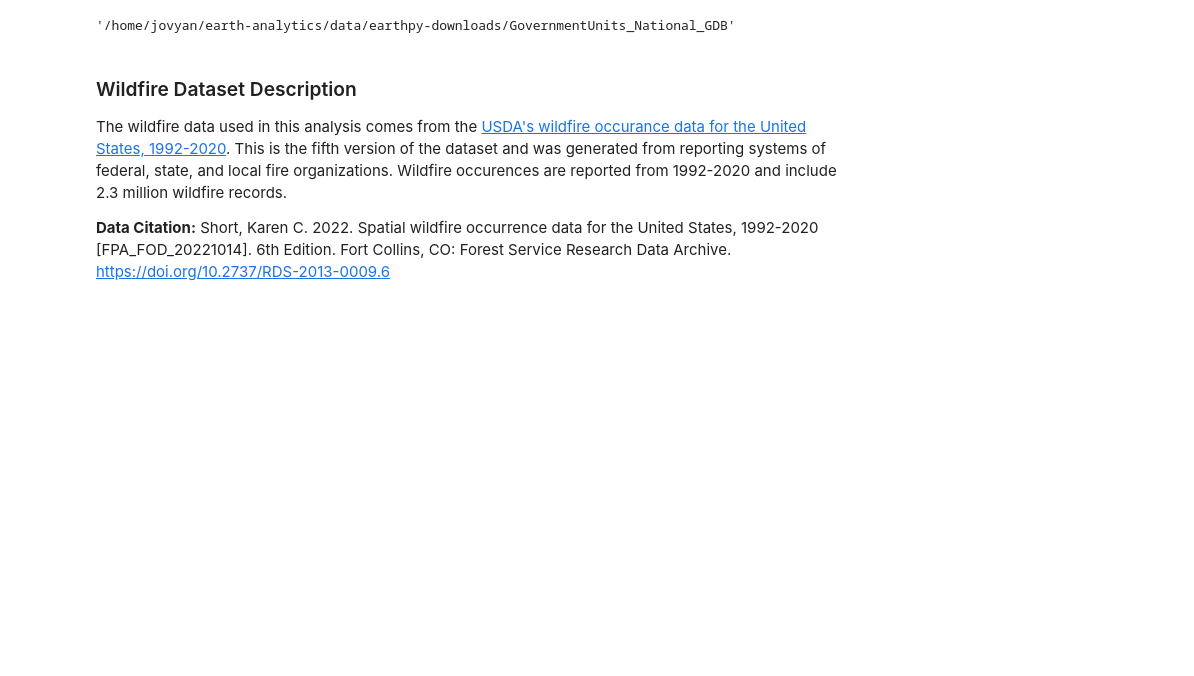
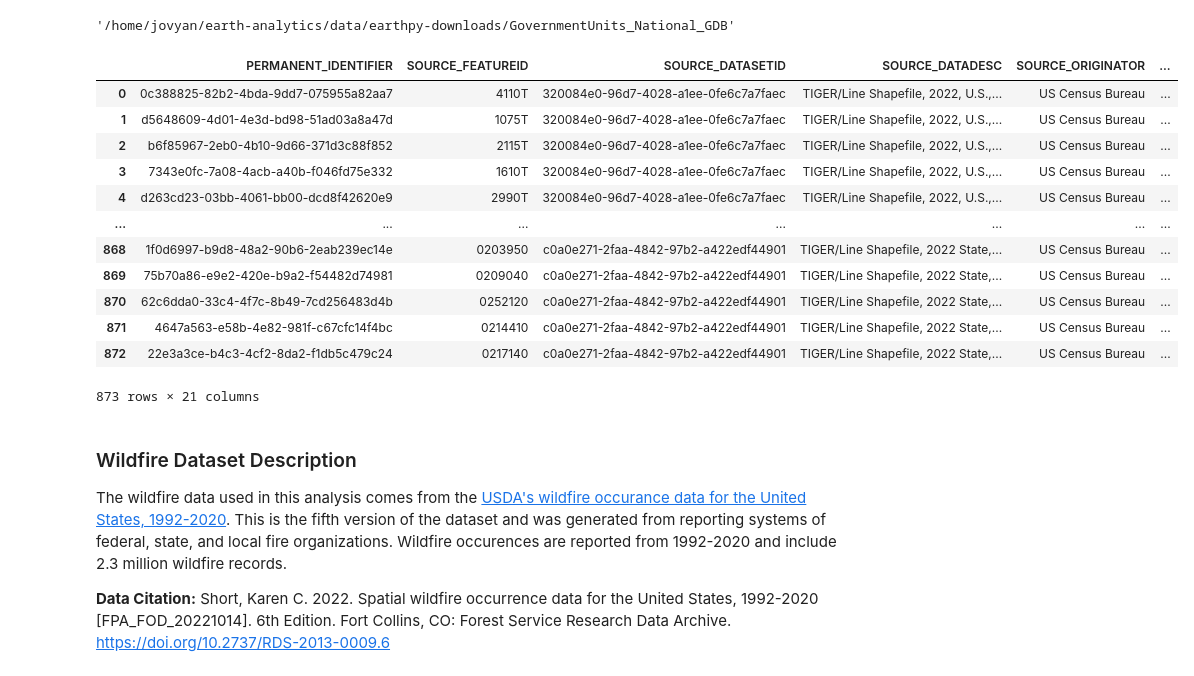
Before and after one commit to ellenalamont17/ellenalamont17.github.io, a Jupyter notebook: notebook/nbd_fire-location.ipynb, the cells around one changed output. Saved outputs shown, nothing was run; the diff lists cells and outputs as text; code cells hidden in the pictures; blank space fills up the shorter version.

Commit message:
call naa layer

```diff
--- a/notebook/nbd_fire-location.ipynb
+++ b/notebook/nbd_fire-location.ipynb
@@ -47,11 +47,26 @@ Extracted output to /home/jovyan/earth-analytics/data/earthpy-downloads/Governme
 # %%
 # Import the Native American Areas layer
 # Call the GDB file
+# earth-analytics/data/earthpy-downloads/GovernmentUnits_National_GDB/GovernmentUnits_National_GDB.gdb
 nbd_path = os.path.join(nbd_dir, 'GovernmentUnits_National_GDB.gdb')
 
 # Read in the GDB and layer of interest (Native American Areas)
-wbd_hu2_gdf = gpd.read_file(wbd_path, layer='WBDHU2', from_disk=True)
-wbd_hu2_gdf
+nbd_naa_gdf = gpd.read_file(nbd_path, layer='GU_NativeAmericanArea', from_disk=True)
+nbd_naa_gdf
+# %% [output]
+|  | PERMANENT_IDENTIFIER | SOURCE_FEATUREID | SOURCE_DATASETID | SOURCE_DATADESC | SOURCE_ORIGINATOR | ... |
+| 0 | 0c388825-82b2-4bda-9dd7-075955a82aa7 | 4110T | 320084e0-96d7-4028-a1ee-0fe6c7a7faec | TIGER/Line Shapefile, 2022, U.S.,... | US Census Bureau | ... |
+| 1 | d5648609-4d01-4e3d-bd98-51ad03a8a47d | 1075T | 320084e0-96d7-4028-a1ee-0fe6c7a7faec | TIGER/Line Shapefile, 2022, U.S.,... | US Census Bureau | ... |
+| 2 | b6f85967-2eb0-4b10-9d66-371d3c88f852 | 2115T | 320084e0-96d7-4028-a1ee-0fe6c7a7faec | TIGER/Line Shapefile, 2022, U.S.,... | US Census Bureau | ... |
+| 3 | 7343e0fc-7a08-4acb-a40b-f046fd75e332 | 1610T | 320084e0-96d7-4028-a1ee-0fe6c7a7faec | TIGER/Line Shapefile, 2022, U.S.,... | US Census Bureau | ... |
+| 4 | d263cd23-03bb-4061-bb00-dcd8f42620e9 | 2990T | 320084e0-96d7-4028-a1ee-0fe6c7a7faec | TIGER/Line Shapefile, 2022, U.S.,... | US Census Bureau | ... |
+| ... | ... | ... | ... | ... | ... | ... |
+| 868 | 1f0d6997-b9d8-48a2-90b6-2eab239ec14e | 0203950 | c0a0e271-2faa-4842-97b2-a422edf44901 | TIGER/Line Shapefile, 2022 State,... | US Census Bureau | ... |
+| 869 | 75b70a86-e9e2-420e-b9a2-f54482d74981 | 0209040 | c0a0e271-2faa-4842-97b2-a422edf44901 | TIGER/Line Shapefile, 2022 State,... | US Census Bureau | ... |
+| 870 | 62c6dda0-33c4-4f7c-8b49-7cd256483d4b | 0252120 | c0a0e271-2faa-4842-97b2-a422edf44901 | TIGER/Line Shapefile, 2022 State,... | US Census Bureau | ... |
+| 871 | 4647a563-e58b-4e82-981f-c67cfc14f4bc | 0214410 | c0a0e271-2faa-4842-97b2-a422edf44901 | TIGER/Line Shapefile, 2022 State,... | US Census Bureau | ... |
+| 872 | 22e3a3ce-b4c3-4cf2-8da2-f1db5c479c24 | 0217140 | c0a0e271-2faa-4842-97b2-a422edf44901 | TIGER/Line Shapefile, 2022 State,... | US Census Bureau | ... |
+873 rows × 21 columns
 # %%
 # Test plot to demonstrate successful import of data
 
```
